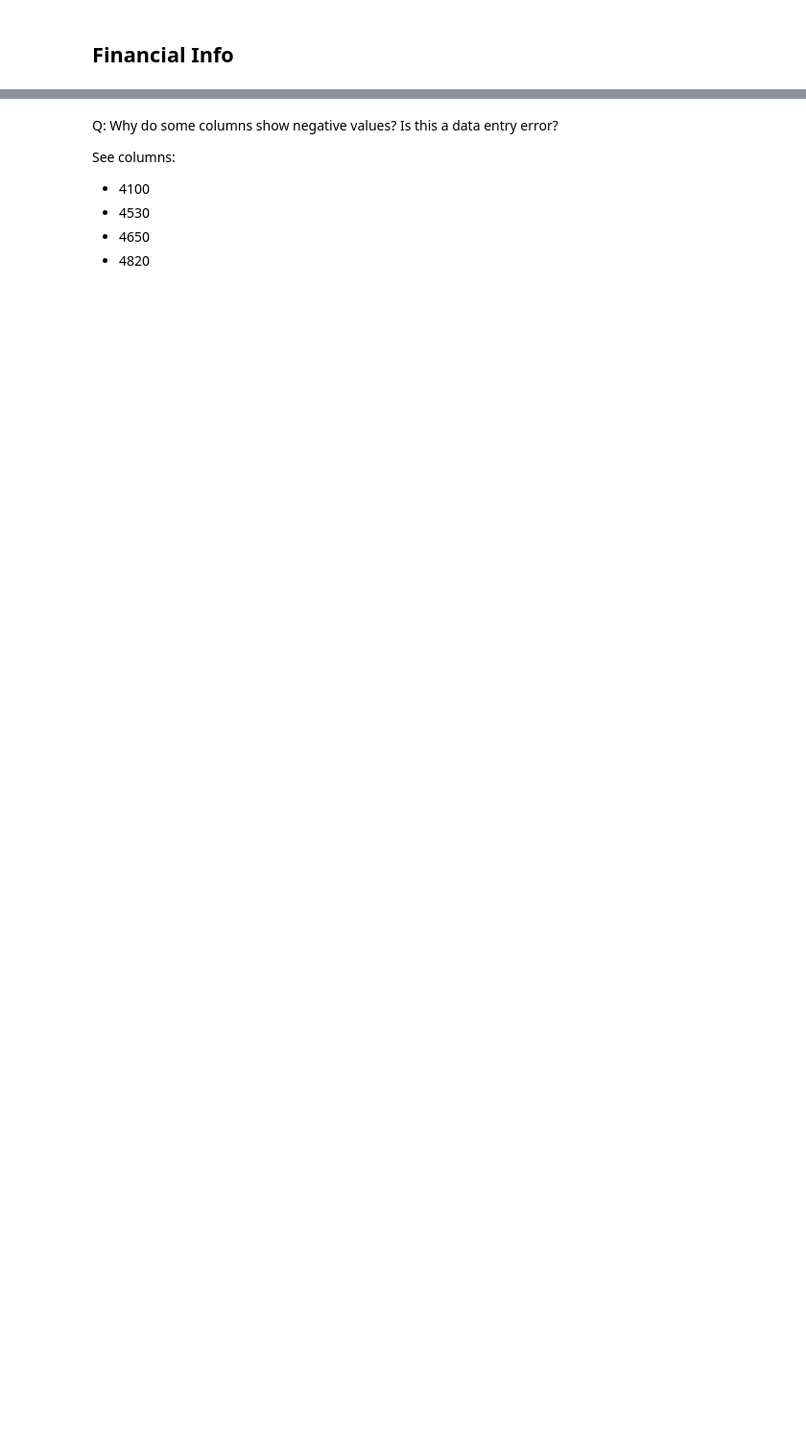
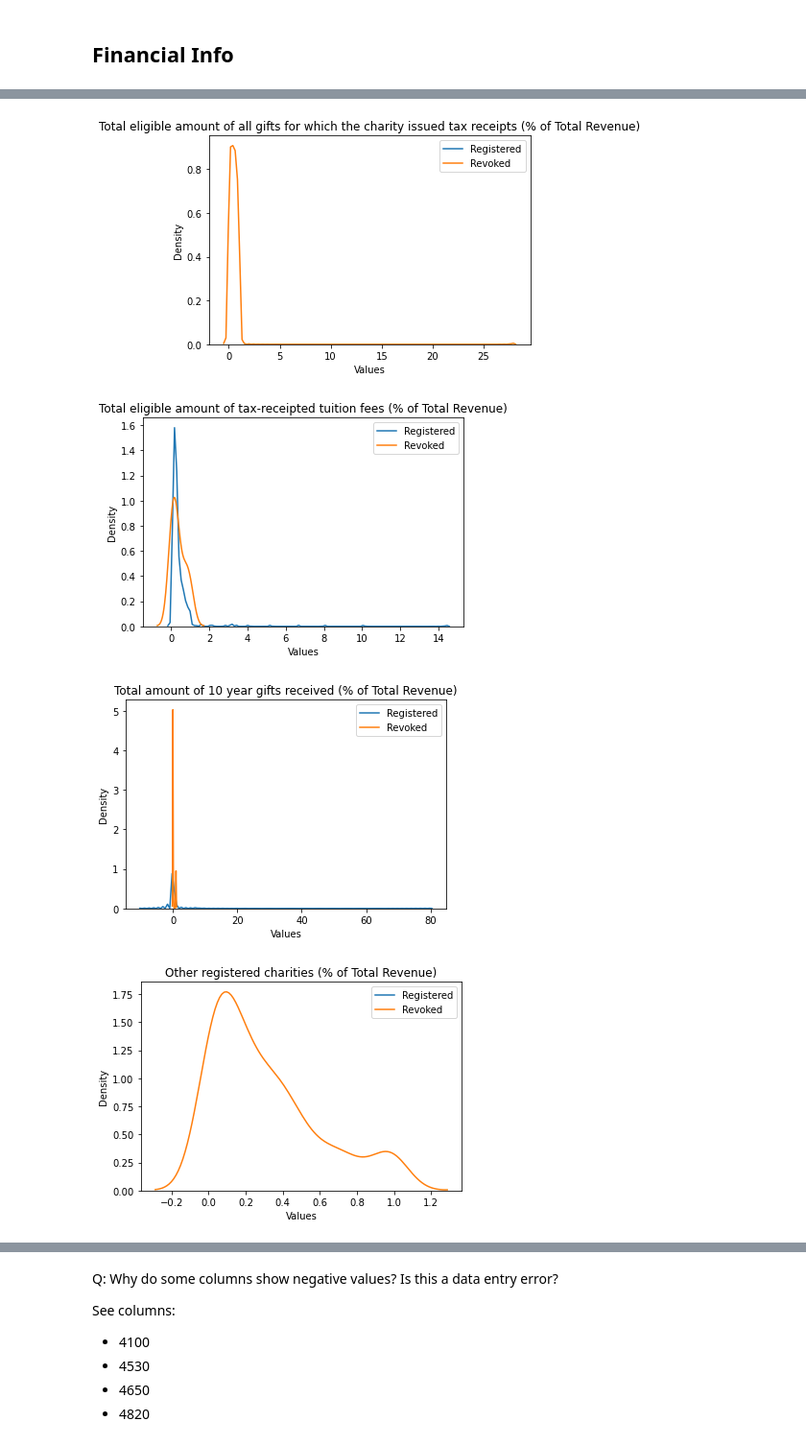
Before and after one commit to samanthacassar/canadacharities, a Jupyter notebook: exploratory_analysis.ipynb, the cells around one changed output, grey strips where cells are left out. Shown at 96% size. Cells and saved outputs as stored; diff of their text form; code cells hidden in the pictures; blank space fills up the shorter version.

Commit message:
Begin exploratory analysis of financial data

```diff
--- a/exploratory_analysis.ipynb
+++ b/exploratory_analysis.ipynb
@@ -169,0 +163,5 @@ Total revenue by type (4510, 4530, 4540, 4550, 4560, 4570, 4571, 4575, 4580, 459
+# %%
+#filter on revenue data
+revenue_cols = [col for col in df.columns if '_perc_revenue' in col] + ['Status']
+#make data from wide to long using category column
+revenue_data = df[revenue_cols]
@@ -170,3 +170,5 @@ Total revenue by type (4510, 4530, 4540, 4550, 4560, 4570, 4571, 4575, 4580, 459
+# %%
+data_dic = pd.read_csv(r'E:\Projects\canadacharities\data\external\data_dictionary.csv')
 # %%
 '''
 def removeOutliers(data, thresholdStd = 3):
@@ -188,0 +247,15 @@ def removeOutliers(data, thresholdStd = 3):
+# %%
+for col in revenue_data.select_dtypes(include='number').columns:
+    fig, ax = plt.subplots()
+    sns.kdeplot(revenue_data.loc[revenue_data['Status']=='Registered', col], ax=ax, label='Registered')
+    sns.kdeplot(revenue_data.loc[revenue_data['Status']=='Revoked', col], ax=ax, label='Revoked')
+    plt.legend()
+    ax.set_title(data_dic.loc[data_dic['column_name']==col.split('_')[0], 'description'].values[0] + " (% of Total Revenue)")
+    ax.set_xlabel('Values')
+    ax.set_ylabel('Density')
+    plt.show()
+# %% [output]
+[figure, added]
+[figure, added]
+[figure, added]
+[figure, added]
```
Also changed, not shown: parts of 23 cells of this notebook.
